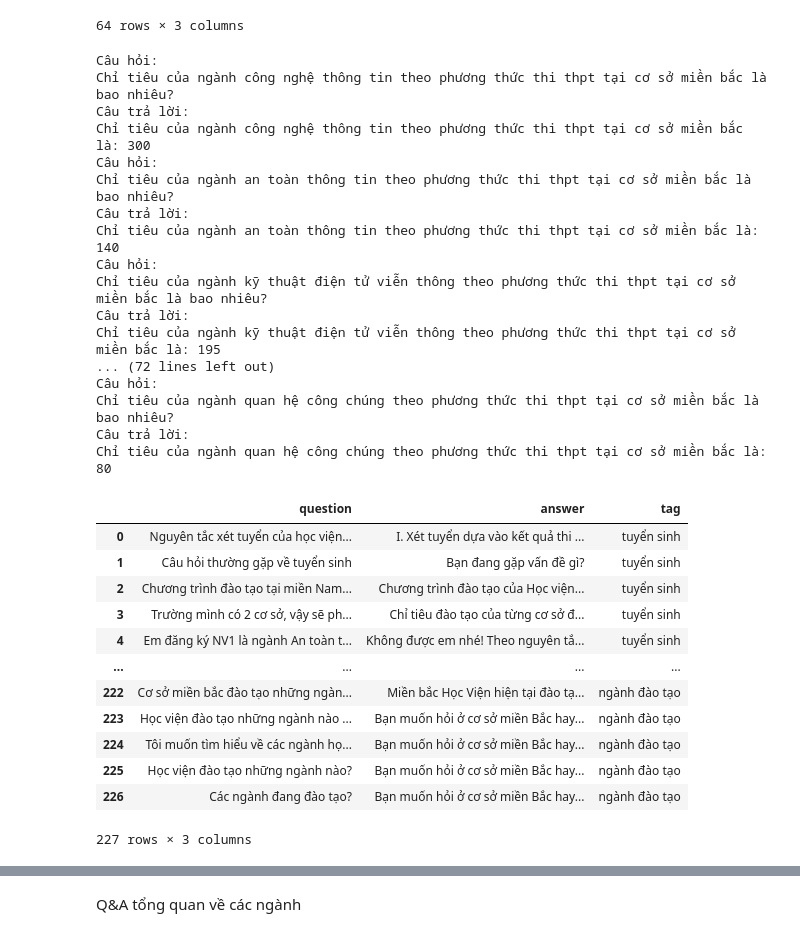
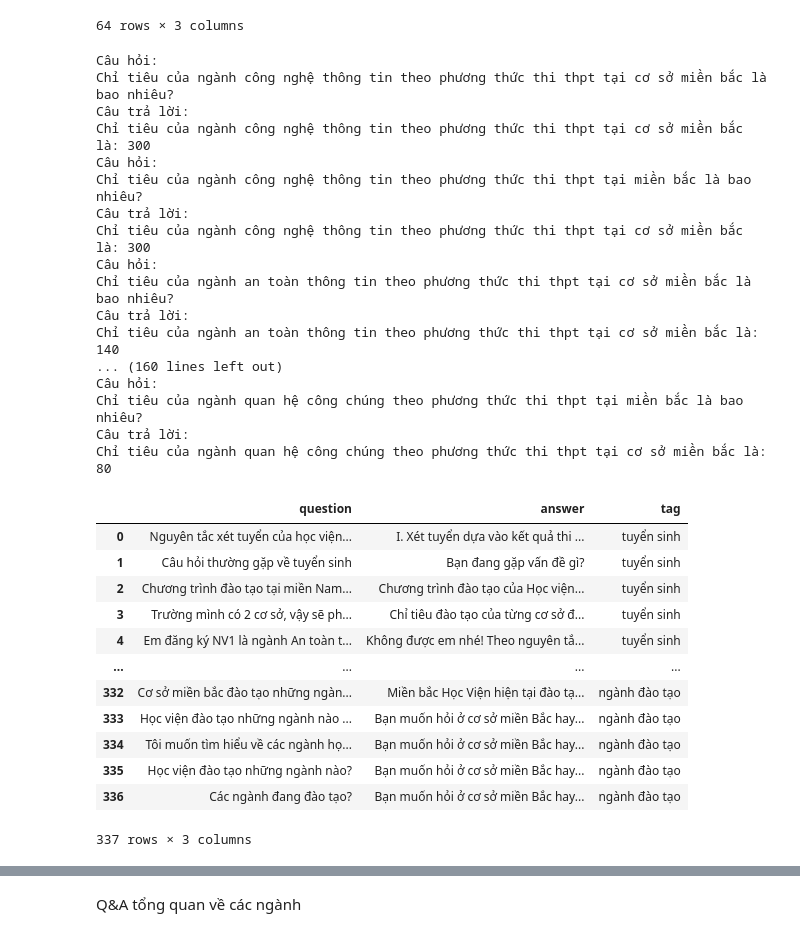
Before and after one commit to NguyenVanDuc0405/retrieval_chatbots, a Jupyter notebook: preprocess.ipynb, the cells around one changed output, grey strips where cells are left out. Saved outputs shown, nothing was run; the diff lists cells and outputs as text; code cells hidden in the pictures.

```diff
--- a/preprocess.ipynb
+++ b/preprocess.ipynb
@@ -155,7 +155,7 @@ import pandas as pd
 # Đọc file JSON
 df = pd.read_json('documents\\tuyensinh_2024\\phuong_thuc_xet_tuyen.json')
 q7 = "Các phương thức xét tuyển của học viện?"
-a7 =""
+a7 ="Các phương thức xét tuyển của Học Viện bao gồm:" +'\n'
 for temp in df.data:
     a7 = a7 + temp['tieuDe'].split("-")[1] +"\n"
 data['question'].append(q7)
@@ -433,6 +433,37 @@ for temp in df.data:
     data['question'].append(q15)
     data['answer'].append(a15)
     data['tag'].append("ngành đào tạo")
+    q11 = "Chỉ tiêu của " + temp['nganhHoc']['tenNganh'].lower() + " theo phương thức thi thpt tại miền bắc là bao nhiêu?"
+    a11 = "Chỉ tiêu của " + temp['nganhHoc']['tenNganh'].lower() + " theo phương thức thi thpt tại cơ sở miền bắc là: " + str(temp['chiTieuTheoKetQuaThiTHPT'])
+    print("Câu hỏi:" + "\n" +q11)
+    print("Câu trả lời:" + "\n" + a11)
+    data['question'].append(q11)
+    data['answer'].append(a11)
+    data['tag'].append("ngành đào tạo")
+
+    q12 = "Chỉ tiêu của " + temp['nganhHoc']['tenNganh'].lower() + " theo phương thức xét tuyển kết hợp tại miền bắc là bao nhiêu?"
+    a12 = "Chỉ tiêu của " + temp['nganhHoc']['tenNganh'].lower() + " theo phương thức xét tuyển kết hợp tại cơ sở miền bắc là: " + str(temp['chiTieuTheoPhuongThucKetHop'])
+    data['question'].append(q12)
+    data['answer'].append(a12)
+    data['tag'].append("ngành đào tạo")
+
+    q13 = "Chỉ tiêu của " + temp['nganhHoc']['tenNganh'].lower() + " theo phương thức xét tuyển tài năng tại miền bắc là bao nhiêu?"
+    a13 = "Chỉ tiêu của " + temp['nganhHoc']['tenNganh'].lower() + " theo phương thức xét tuyển tài năng tại cơ sở miền bắc là: " + str(temp['chiTieuTheoXetTuyenTaiNang'])
+    data['question'].append(q13)
+    data['answer'].append(a13)
+    data['tag'].append("ngành đào tạo")
+
+    q14 = "Chỉ tiêu của " + temp['nganhHoc']['tenNganh'].lower() + " theo phương thức thi đánh giá năng lực tại miền bắc là bao nhiêu?"
+    a14 = "Chỉ tiêu của " + temp['nganhHoc']['tenNganh'].lower() + " theo phương thức thi đánh giá năng lực tại cơ sở miền bắc là: " + str(temp['chiTieuTheoDGNL'])
+    data['question'].append(q14)
+    data['answer'].append(a14)
+    data['tag'].append("ngành đào tạo")
+
+    q15 = "Chỉ tiêu của " + temp['nganhHoc']['tenNganh'].lower() + " theo phương thức thi đánh giá tư duy tại miền bắc là bao nhiêu?"
+    a15 = "Chỉ tiêu của " + temp['nganhHoc']['tenNganh'].lower() + " theo phương thức thi đánh giá tư duy tại cơ sở miền bắc là: " + str(temp['chiTieuTheoDGNL'])
+    data['question'].append(q15)
+    data['answer'].append(a15)
+    data['tag'].append("ngành đào tạo")
 
 data['question'].append(q)
 data['answer'].append(a.rstrip())
@@ -465,54 +496,57 @@ data['answer'].append(a1.rstrip())
 data['tag'].append("ngành đào tạo")
 
 q1 = "Tôi muốn tìm hiểu về các ngành học của học viện?"
+a1 = "Bạn muốn hỏi ở cơ sở miền Bắc hay miền Nam của Học Viện?"
 data['question'].append(q1)
 data['answer'].append(a1.rstrip())
 data['tag'].append("ngành đào tạo")
 
 q1 = "Học viện đào tạo những ngành nào?"
+a1 = "Bạn muốn hỏi ở cơ sở miền Bắc hay miền Nam của Học Viện?"
 data['question'].append(q1)
 data['answer'].append(a1.rstrip())
 data['tag'].append("ngành đào tạo")
 
 q1 = "Các ngành đang đào tạo?"
+a1 = "Bạn muốn hỏi ở cơ sở miền Bắc hay miền Nam của Học Viện?"
 data['question'].append(q1)
 data['answer'].append(a1.rstrip())
 data['tag'].append("ngành đào tạo")
 
 
 data_frame = pd.DataFrame(data)
 data_frame
 # %% [output]
 Câu hỏi:
 Chỉ tiêu của ngành công nghệ thông tin theo phương thức thi thpt tại cơ sở miền bắc là bao nhiêu?
+Câu trả lời:
+Chỉ tiêu của ngành công nghệ thông tin theo phương thức thi thpt tại cơ sở miền bắc là: 300
+Câu hỏi:
+Chỉ tiêu của ngành công nghệ thông tin theo phương thức thi thpt tại miền bắc là bao nhiêu?
 Câu trả lời:
 Chỉ tiêu của ngành công nghệ thông tin theo phương thức thi thpt tại cơ sở miền bắc là: 300
 Câu hỏi:
 Chỉ tiêu của ngành an toàn thông tin theo phương thức thi thpt tại cơ sở miền bắc là bao nhiêu?
 Câu trả lời:
 Chỉ tiêu của ngành an toàn thông tin theo phương thức thi thpt tại cơ sở miền bắc là: 140
+... (160 lines left out)
 Câu hỏi:
-Chỉ tiêu của ngành kỹ thuật điện tử viễn thông theo phương thức thi thpt tại cơ sở miền bắc là bao nhiêu?
-Câu trả lời:
-Chỉ tiêu của ngành kỹ thuật điện tử viễn thông theo phương thức thi thpt tại cơ sở miền bắc là: 195
-... (72 lines left out)
-Câu hỏi:
-Chỉ tiêu của ngành quan hệ công chúng theo phương thức thi thpt tại cơ sở miền bắc là bao nhiêu?
+Chỉ tiêu của ngành quan hệ công chúng theo phương thức thi thpt tại miền bắc là bao nhiêu?
 Câu trả lời:
 Chỉ tiêu của ngành quan hệ công chúng theo phương thức thi thpt tại cơ sở miền bắc là: 80
 |  | question | answer | tag |
 | 0 | Nguyên tắc xét tuyển của học viện... | I. Xét tuyển dựa vào kết quả thi ... | tuyển sinh |
 | 1 | Câu hỏi thường gặp về tuyển sinh | Bạn đang gặp vấn đề gì? | tuyển sinh |
 | 2 | Chương trình đào tạo tại miền Nam... | Chương trình đào tạo của Học viện... | tuyển sinh |
 | 3 | Trường mình có 2 cơ sở, vậy sẽ ph... | Chỉ tiêu đào tạo của từng cơ sở đ... | tuyển sinh |
 | 4 | Em đăng ký NV1 là ngành An toàn t... | Không được em nhé! Theo nguyên tắ... | tuyển sinh |
 | ... | ... | ... | ... |
-| 222 | Cơ sở miền bắc đào tạo những ngàn... | Miền bắc Học Viện hiện tại đào tạ... | ngành đào tạo |
-| 223 | Học viện đào tạo những ngành nào ... | Bạn muốn hỏi ở cơ sở miền Bắc hay... | ngành đào tạo |
-| 224 | Tôi muốn tìm hiểu về các ngành họ... | Bạn muốn hỏi ở cơ sở miền Bắc hay... | ngành đào tạo |
-| 225 | Học viện đào tạo những ngành nào? | Bạn muốn hỏi ở cơ sở miền Bắc hay... | ngành đào tạo |
-| 226 | Các ngành đang đào tạo? | Bạn muốn hỏi ở cơ sở miền Bắc hay... | ngành đào tạo |
+| 332 | Cơ sở miền bắc đào tạo những ngàn... | Miền bắc Học Viện hiện tại đào tạ... | ngành đào tạo |
+| 333 | Học viện đào tạo những ngành nào ... | Bạn muốn hỏi ở cơ sở miền Bắc hay... | ngành đào tạo |
+| 334 | Tôi muốn tìm hiểu về các ngành họ... | Bạn muốn hỏi ở cơ sở miền Bắc hay... | ngành đào tạo |
+| 335 | Học viện đào tạo những ngành nào? | Bạn muốn hỏi ở cơ sở miền Bắc hay... | ngành đào tạo |
+| 336 | Các ngành đang đào tạo? | Bạn muốn hỏi ở cơ sở miền Bắc hay... | ngành đào tạo |
-227 rows × 3 columns
+337 rows × 3 columns
 # %%
 import pandas as pd
 
```
Also changed, not shown: parts of 57 cells of this notebook, 9 other files.
